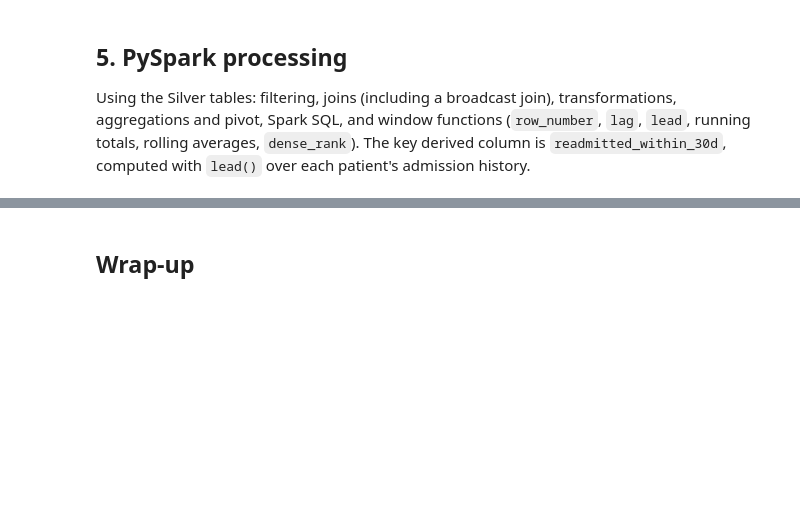
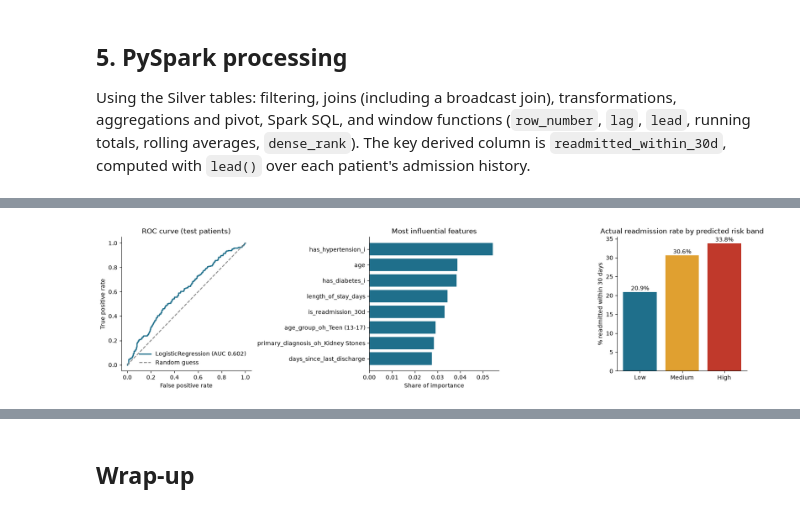
Before and after one commit to Akash17112004/healthcare-data-platform, a Jupyter notebook: notebooks/Smart_Healthcare_Pipeline_Minor_Project.ipynb, the cells around one changed output, grey strips where cells are left out. Saved outputs shown, nothing was run; the diff lists cells and outputs as text; code cells hidden in the pictures; blank space fills up the shorter version.

```diff
--- a/notebooks/Smart_Healthcare_Pipeline_Minor_Project.ipynb
+++ b/notebooks/Smart_Healthcare_Pipeline_Minor_Project.ipynb
@@ -1169,0 +1332,71 @@ Processed layer written (Parquet):
+# %%
+# ───────── 8. Predictions + validation ─────────
+def score(df):
+    return (best.transform(df).withColumn("probability", vector_to_array("probability")[1])
+                .select("admission_id", "patient_id", "label", "probability"))
+
+sv, st_ = score(val).toPandas(), score(test).toPandas()
+
+def cls_metrics(y, p, thr):
+    pred = (p >= thr).astype(int)
+    tp, fp = int(((pred == 1) & (y == 1)).sum()), int(((pred == 1) & (y == 0)).sum())
+    fn, tn = int(((pred == 0) & (y == 1)).sum()), int(((pred == 0) & (y == 0)).sum())
+    prec, rec = tp / max(tp + fp, 1), tp / max(tp + fn, 1)
+    return dict(threshold=round(thr, 2), precision=round(prec, 3), recall=round(rec, 3),
+                f1=round(2 * prec * rec / max(prec + rec, 1e-9), 3), tp=tp, fp=fp, fn=fn, tn=tn)
+
+grid = np.linspace(0.05, 0.95, 91)
+thr = float(grid[int(np.argmax([cls_metrics(sv["label"].values, sv["probability"].values, t)["f1"] for t in grid]))])
+test_cls = cls_metrics(st_["label"].values, st_["probability"].values, thr)
+test_roc, test_pr = roc_eval.evaluate(best.transform(test)), pr_eval.evaluate(best.transform(test))
+base_rate = st_["label"].mean()
+top20 = st_.sort_values("probability", ascending=False).head(int(round(0.2 * len(st_))))
+capture, lift = top20["label"].sum() / st_["label"].sum(), top20["label"].mean() / base_rate
+
+print(f"TEST  ROC-AUC {test_roc:.3f} (random = 0.500) | PR-AUC {test_pr:.3f} (base rate = {base_rate:.3f})")
+print(f"At the validation-tuned threshold {thr:.2f}: precision {test_cls['precision']:.3f}, recall {test_cls['recall']:.3f}, F1 {test_cls['f1']:.3f}")
+print(f"The 20% highest-risk patients contain {100 * capture:.1f}% of all readmissions (lift {lift:.2f}x)")
+
+# store predictions for every admission (Parquet)
+cuts = np.quantile(sv["probability"], [0.5, 0.8])
+predictions = (best.transform(ml.withColumn("label", F.col(LABEL).cast("double")))
+    .withColumn("probability", F.round(vector_to_array("probability")[1], 4))
+    .join(data.select("admission_id", "split"), "admission_id", "left")
+    .withColumn("split", F.coalesce("split", F.lit("not_modelled")))
+    .withColumn("predicted_readmit", (F.col("probability") >= thr).cast("int"))
+    .withColumn("risk_band", F.when(F.col("probability") >= float(cuts[1]), "High").when(F.col("probability") >= float(cuts[0]), "Medium").otherwise("Low"))
+    .select("admission_id", "patient_id", "department", "admission_type", "age", "gender", "severity", "admit_ts", "discharge_ts",
+            "outcome", F.col(LABEL).alias("actual_readmitted_30d"), "split", "probability", "predicted_readmit", "risk_band"))
+predictions.write.mode("overwrite").parquet(str(PREDICTIONS / "readmission_predictions"))
+best.write().overwrite().save(str(BASE / "models" / "readmission_pipeline"))
+print(f"\nSaved {predictions.count():,} predictions (Parquet) and the fitted pipeline")
+
+# validation: does higher predicted risk really mean more readmissions?
+pp = predictions.filter("split = 'test'").toPandas()
+band = (pp.groupby("risk_band").agg(patients=("admission_id", "count"), actual_readmission_pct=("actual_readmitted_30d", lambda s: round(100 * s.mean(), 1)))
+          .reindex(["Low", "Medium", "High"]))
+print("\nActual readmission rate by predicted risk band (test patients):")
+print(band.to_string())
+assert band.loc["High", "actual_readmission_pct"] > band.loc["Low", "actual_readmission_pct"]
+
+# feature importance + ROC
+final = best.stages[-1]
+scored = best.transform(test.limit(5))
+name_col = "features_raw" if "features_raw" in scored.columns else "features"   # the scaler drops feature names
+attrs = scored.schema[name_col].metadata["ml_attr"]["attrs"]
+names = [a["name"] for kind in ("numeric", "binary", "nominal") for a in sorted(attrs.get(kind, []), key=lambda a: a["idx"])]
+vals = final.featureImportances.toArray() if hasattr(final, "featureImportances") else np.abs(final.coefficients.toArray())
+imp = pd.Series(vals / vals.sum(), index=names).sort_values(ascending=False)
+
+order = np.argsort(-st_["probability"].values); y_s = st_["label"].values[order]
+fpr, tpr = np.r_[0, np.cumsum(1 - y_s) / (1 - y_s).sum()], np.r_[0, np.cumsum(y_s) / y_s.sum()]
+fig, ax = plt.subplots(1, 3, figsize=(16, 4.2))
+ax[0].plot(fpr, tpr, color="#1f6f8b", lw=2, label=f"{best_name} (AUC {test_roc:.3f})"); ax[0].plot([0, 1], [0, 1], "--", color="grey", label="Random guess")
+ax[0].set(title="ROC curve (test patients)", xlabel="False positive rate", ylabel="True positive rate"); ax[0].legend(frameon=False, loc="lower right")
+ax[1].barh(imp.head(8).index[::-1], imp.head(8).values[::-1], color="#1f6f8b"); ax[1].set(title="Most influential features", xlabel="Share of importance")
+ax[2].bar(band.index, band["actual_readmission_pct"], color=["#1f6f8b", "#e0a030", "#c0392b"])
+for i, v in enumerate(band["actual_readmission_pct"]): ax[2].text(i, v + 0.5, f"{v}%", ha="center")
+ax[2].set(title="Actual readmission rate by predicted risk band", ylabel="% readmitted within 30 days")
+for a in ax: a.spines[["top", "right"]].set_visible(False)
+plt.tight_layout(); plt.show()
+# %% [output]
@@ -1169,0 +1415 @@ Processed layer written (Parquet):
+[figure, added]
```
Also changed, not shown: parts of 27 cells of this notebook, 18 other files.
